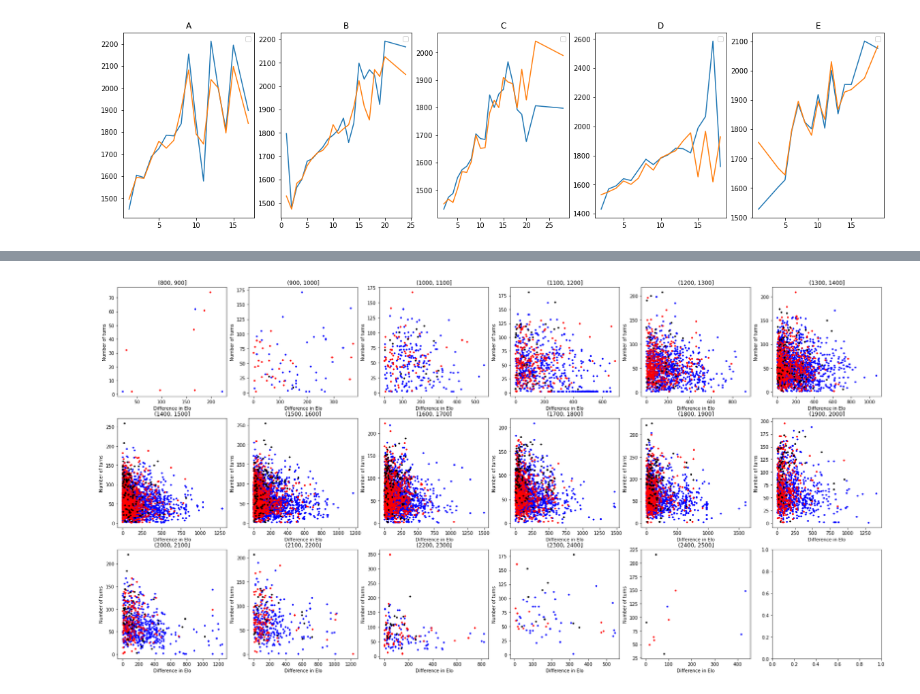
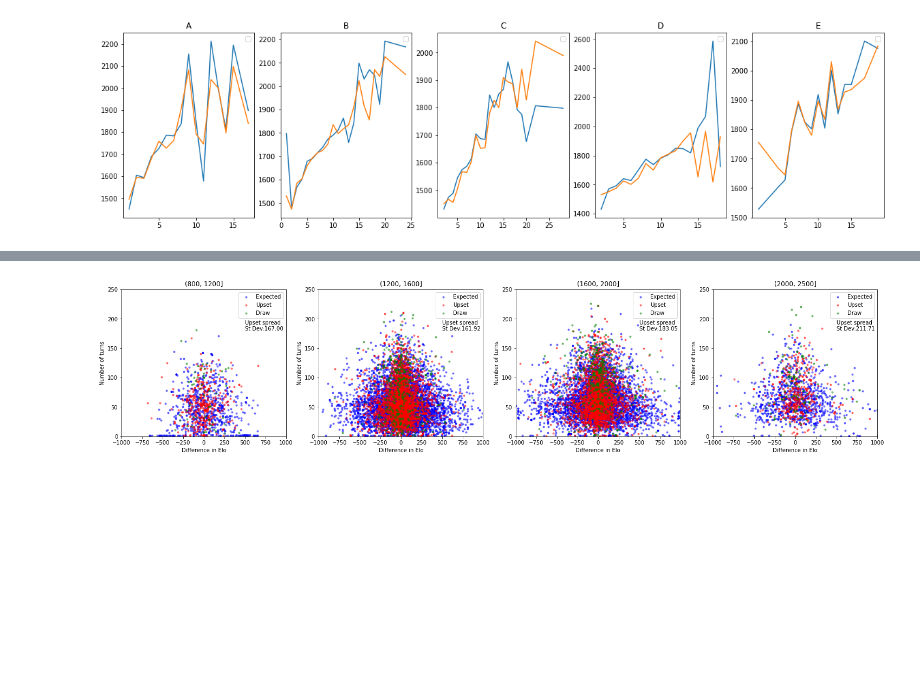
Before and after one commit to juleshansen/chess_prediction, a Jupyter notebook: chess.ipynb, the cells around one changed output, grey strips where cells are left out. Drawn from its saved outputs; the diff is of its cells as text; code cells hidden in the pictures; blank space fills up the shorter version.

```diff
--- a/chess.ipynb
+++ b/chess.ipynb
@@ -63,6 +96,9 @@ bins = ['white','black','draw']
 fig, ax = plt.subplots(4,5,figsize=(20,20))
 ax = ax.flatten()
 for i in range(20):
-    ax[i].hist(games[games['opening_name'] == openings.keys()[i]]['winner'])
+    opening_df = games[games['opening_name'] == openings.keys()[i]]
+    bar_values = opening_df.groupby('winner').count()['id']
+    bar_values = bar_values.reindex(index = bins)
+    ax[i].bar(bins, bar_values, color = ['w','k','gray'], edgecolor = 'k', tick_label = ['White','Black','Draw'])
     ax[i].set_title(openings.keys()[i])
 # %% [output]
@@ -75,0 +106,12 @@ Text(0.5, 1.0, 'Sicilian Defense: Bowdler Attack')
+# %%
+white_move = games.groupby('white_first_move')
+# fig, ax = plt.subplots(4,5,figsize=(20,20))
+white_move_groups = list(white_move.groups.keys())
+fig, ax = plt.subplots(4,5,figsize=(20,20))
+ax = ax.flatten()
+for i in range(20):
+    opening_df = games[games['white_first_move'] == white_move_groups[i]]
+    bar_values = opening_df.groupby('winner').count()['id']
+    bar_values = bar_values.reindex(index = bins)
+    ax[i].bar(bins, bar_values, color = ['w','k','gray'], edgecolor = 'k')
+    ax[i].set_title(white_move_groups[i])
@@ -347,7 +397,7 @@ games['average_rating'] = (games['white_rating']+games['black_rating'])/2
 games['rating_diff_abs'] = games['rating_differential'].apply(lambda x: abs(x))
 # %%
 # Sort games dataframe into sections based on ELO in range(750,2750,250)
-games['elo_range'] = pd.cut(games['average_rating'],range(800,2501,100))
+games['elo_range'] = pd.cut(games['average_rating'],[800,1200,1600,2000,2500])
 elo_groups = games.groupby('elo_range')
 elo_group_names = elo_groups.groups
 elo_keys = list(elo_group_names.keys())
@@ -356,10 +406,11 @@ for i in range(len(elo_keys)):
     elo_dfs.append(elo_groups.get_group(elo_keys[i]))
 # %%
 # compare length of games and opening ply across elo ranges
-fig, ax = plt.subplots(3,6, figsize = (30,15))
+fig, ax = plt.subplots(1,4, figsize = (20,5))
 ax = ax.flatten()
 for i in range(len(elo_dfs)):
     elo_range = elo_dfs[i]
     ax[i].hist(elo_range['turns'],bins=20)
     ax[i].set_title(elo_keys[i])
+    ax[i].set_xlim(0,200)
 # %% [output]
@@ -367,17 +425,23 @@ for i in range(len(elo_dfs)):
 # %%
-fig, ax = plt.subplots(3,6, figsize=(30,15))
+fig, ax = plt.subplots(1,4, figsize = (25,5))
 ax = ax.flatten()
 for i in range(len(elo_dfs)):
     elo_range = elo_dfs[i]
-    expected = elo_range[games['upset'] == 'expected']
-    upset = elo_range[games['upset'] == 'upset']
-    draw = elo_range[games['upset'] == 'draw']
-    ax[i].scatter(expected['rating_diff_abs'],expected['turns'],marker='.', color = 'b')
-    ax[i].scatter(upset['rating_diff_abs'],upset['turns'],marker='.', color = 'r')
-    ax[i].scatter(draw['rating_diff_abs'],draw['turns'],marker='.', color = 'k')
+    expected = elo_range[elo_range['upset'] == 'expected']
+    upset = elo_range[elo_range['upset'] == 'upset']
+    draw = elo_range[elo_range['upset'] == 'draw']
+    upset_data = [upset['rating_differential'].mean(),upset['rating_differential'].std()]
+    ax[i].scatter(expected['rating_differential'],expected['turns'],marker='.', color = 'b', alpha = 0.5)
+    ax[i].scatter(upset['rating_differential'],upset['turns'],marker='.', color = 'r', alpha = 0.5)
+    ax[i].scatter(draw['rating_differential'],draw['turns'],marker='.', color = 'g', alpha = 0.5)
     ax[i].set_xlabel('Difference in Elo')
     ax[i].set_ylabel('Number of turns')
+    ax[i].set_xlim(-1000,1000)
+    ax[i].set_ylim(0,250)
     ax[i].set_title(elo_keys[i])
+    ax[i].text(500,180,f'Upset spread\nSt Dev:{upset_data[1]:.2f}')
+    ax[i].legend(['Expected','Upset','Draw'])
+plt.savefig('img/upset_spread')
 # %% [output]
-[figure, old version]
+[figure, new version]
 # %%
```
Also changed, not shown: parts of 29 cells of this notebook, 4 other files.
